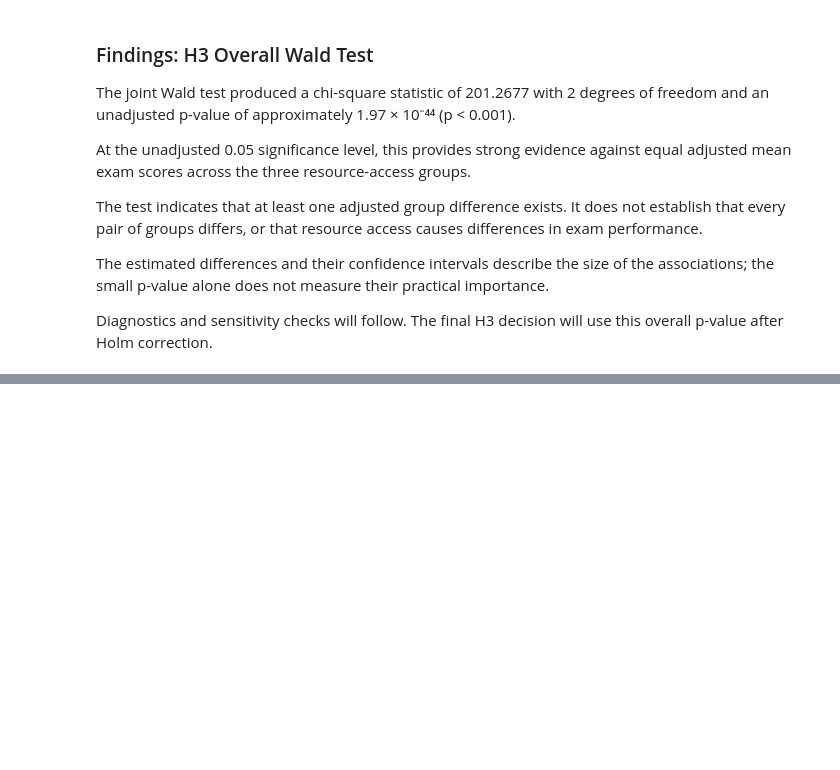
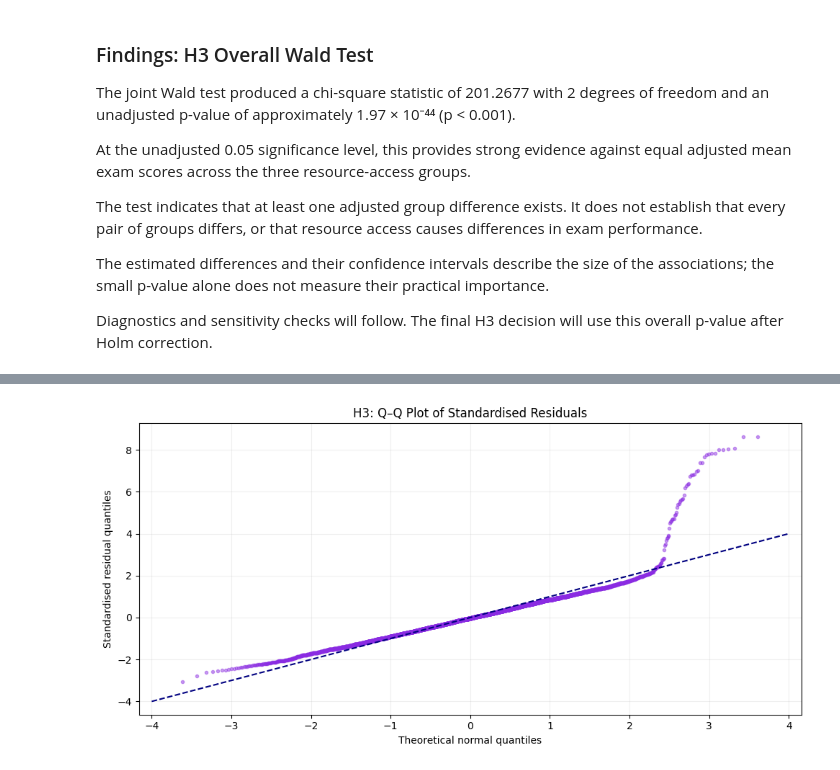
Before and after one commit to LieneRubule/student-performance-analysis, a Jupyter notebook: jupyter_notebooks/Student_Performance_Hypothesis_Testing.ipynb, the cells around one changed output, grey strips where cells are left out. Cells and saved outputs as stored; diff of their text form; code cells hidden in the pictures; blank space fills up the shorter version.

```diff
--- a/jupyter_notebooks/Student_Performance_Hypothesis_Testing.ipynb
+++ b/jupyter_notebooks/Student_Performance_Hypothesis_Testing.ipynb
@@ -2080,0 +2155,43 @@ will use this overall p-value after Holm correction.
+# %%
+# Created with assistance from ChatGPT.
+# Statsmodels documentation — Q–Q plots:
+# https://www.statsmodels.org/stable/generated/statsmodels.graphics.gofplots.qqplot.html
+
+fig, ax = plt.subplots(figsize=(10, 5))
+
+# Standardise residuals using their fitted mean and standard deviation.
+sm.qqplot(
+    h3_model.resid,
+    fit=True,
+    line=None,
+    ax=ax,
+    marker="o",
+    markerfacecolor="#8A2BE2",
+    markeredgecolor="#8A2BE2",
+    markersize=3,
+    alpha=0.45
+)
+
+# Add the reference line for a standard normal distribution.
+ax.plot([-4, 4], [-4, 4], color="navy", linestyle="--", linewidth=1.5)
+
+ax.set(
+    title="H3: Q–Q Plot of Standardised Residuals",
+    xlabel="Theoretical normal quantiles",
+    ylabel="Standardised residual quantiles"
+)
+ax.grid(alpha=0.2)
+ax.set_axisbelow(True)
+
+fig.tight_layout()
+
+# Save a PNG copy for the project.
+fig.savefig(
+    "../visualisations/h3_qq_plot.png",
+    dpi=300,
+    bbox_inches="tight"
+)
+
+plt.show()
+# %% [output]
+[figure, added]
```
Also changed, not shown: parts of 3 cells of this notebook, 4 other files.
